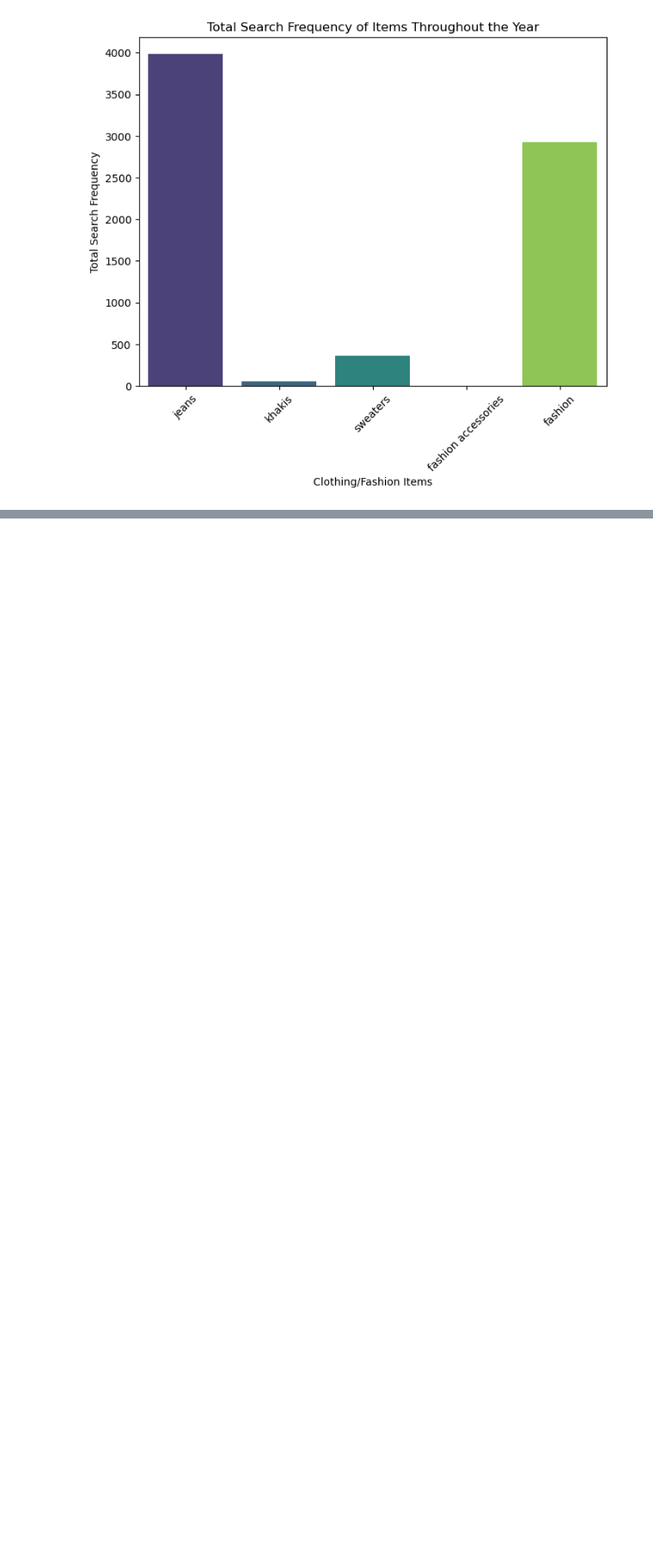
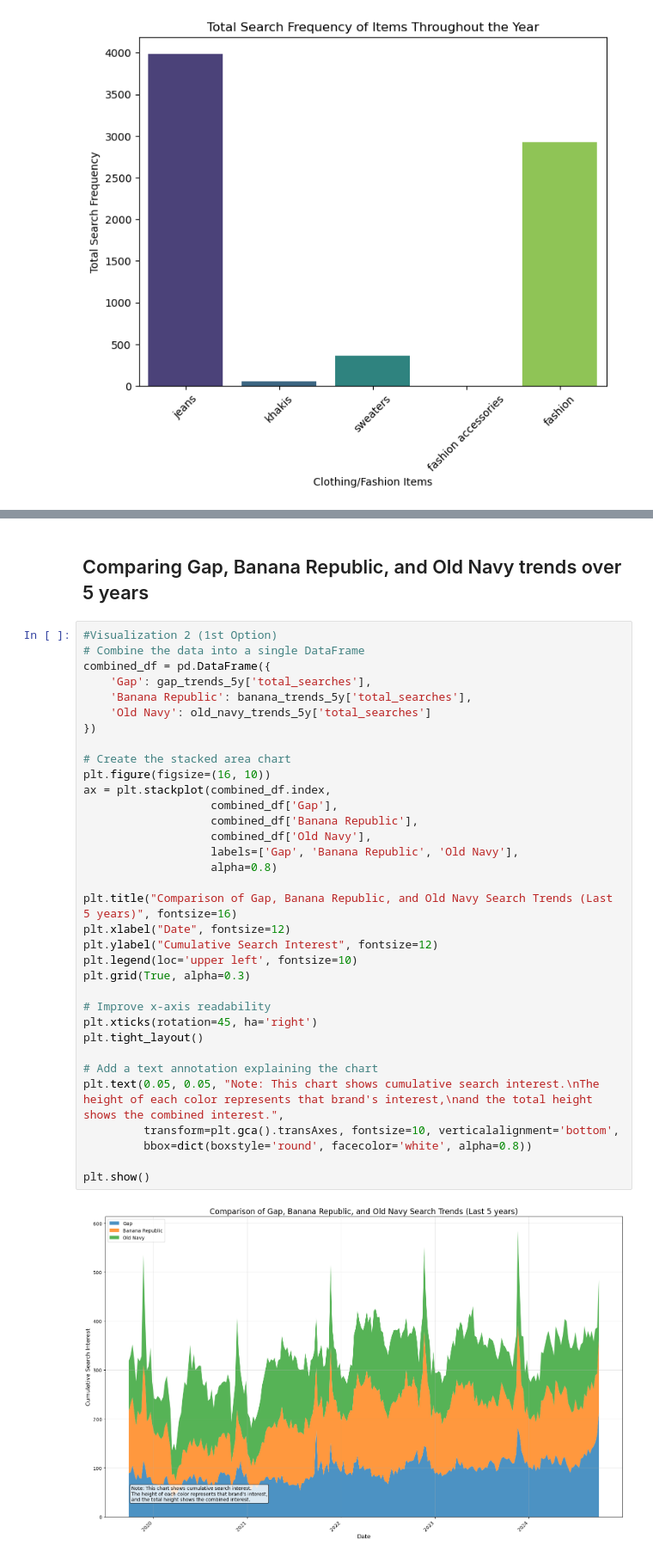
Before and after one commit to K-c-17/GAP_case_analysis, a Jupyter notebook: scripts/dextract_google_trends.ipynb, the cells around one changed output, grey strips where cells are left out. Shown at 86% size. Cells and saved outputs as stored; diff of their text form; blank space fills up the shorter version.

```diff
--- a/scripts/dextract_google_trends.ipynb
+++ b/scripts/dextract_google_trends.ipynb
@@ -117,0 +172,38 @@ plt.show()
+# %% [markdown]
+## Comparing Gap, Banana Republic, and Old Navy trends over 5 years
+# %%
+#Visualization 2 (1st Option)
+# Combine the data into a single DataFrame
+combined_df = pd.DataFrame({
+    'Gap': gap_trends_5y['total_searches'],
+    'Banana Republic': banana_trends_5y['total_searches'],
+    'Old Navy': old_navy_trends_5y['total_searches']
+})
+
+# Create the stacked area chart
+plt.figure(figsize=(16, 10))
+ax = plt.stackplot(combined_df.index,
+                   combined_df['Gap'],
+                   combined_df['Banana Republic'],
+                   combined_df['Old Navy'],
+                   labels=['Gap', 'Banana Republic', 'Old Navy'],
+                   alpha=0.8)
+
+plt.title("Comparison of Gap, Banana Republic, and Old Navy Search Trends (Last 5 years)", fontsize=16)
+plt.xlabel("Date", fontsize=12)
+plt.ylabel("Cumulative Search Interest", fontsize=12)
+plt.legend(loc='upper left', fontsize=10)
+plt.grid(True, alpha=0.3)
+
+# Improve x-axis readability
+plt.xticks(rotation=45, ha='right')
+plt.tight_layout()
+
+# Add a text annotation explaining the chart
+plt.text(0.05, 0.05, "Note: This chart shows cumulative search interest.\nThe height of each color represents that brand's interest,\nand the total height shows the combined interest.",
+         transform=plt.gca().transAxes, fontsize=10, verticalalignment='bottom',
+         bbox=dict(boxstyle='round', facecolor='white', alpha=0.8))
+
+plt.show()
+# %% [output]
+[figure, added]
```
Also changed, not shown: parts of 23 cells of this notebook.
